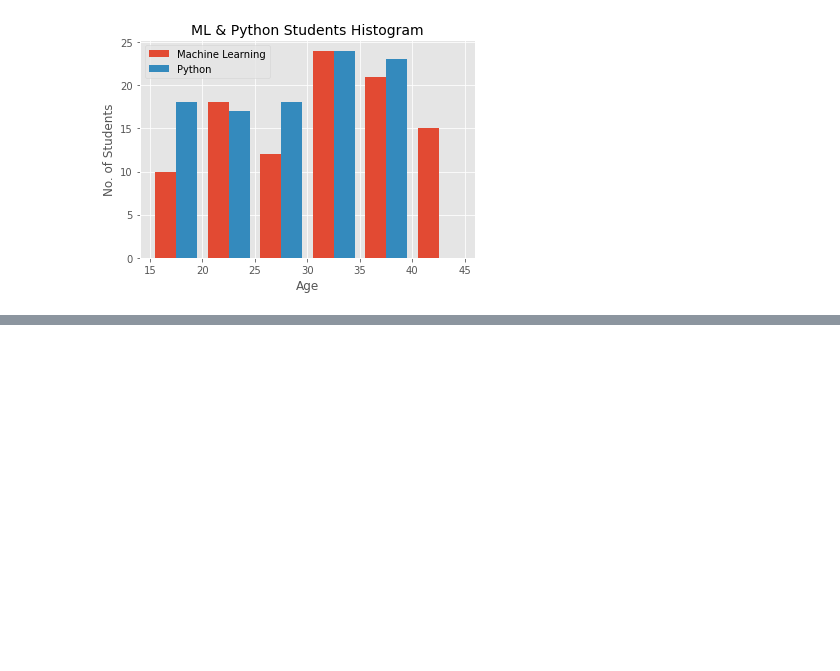
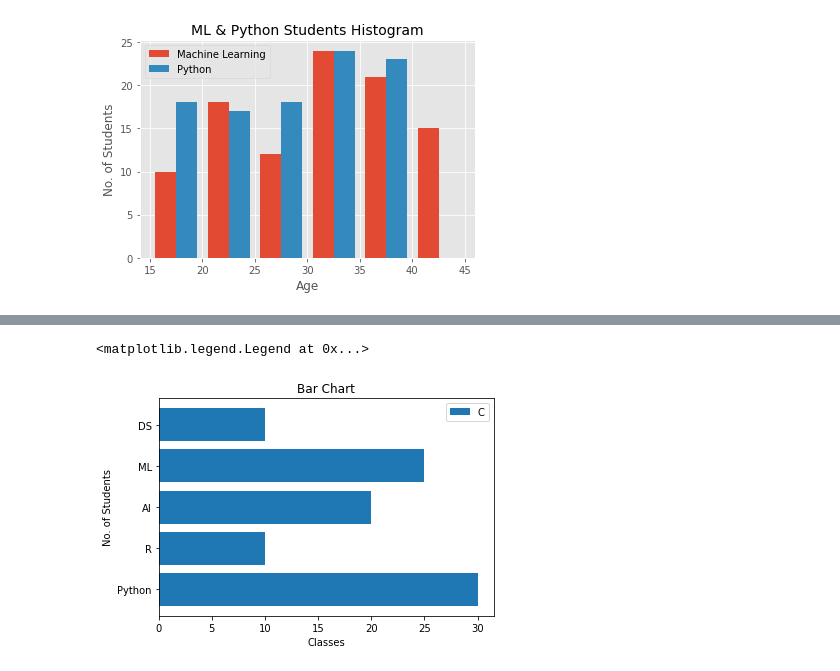
Before and after one commit to deltanode/ipython-notebooks, a Jupyter notebook: Matplotlib.ipynb, the cells around one changed output, grey strips where cells are left out. Saved outputs shown, nothing was run; the diff lists cells and outputs as text; code cells hidden in the pictures; blank space fills up the shorter version.

```diff
--- a/Matplotlib.ipynb
+++ b/Matplotlib.ipynb
@@ -169,0 +193,11 @@ plt.show()
+# %%
+## Horizontal Bar Chart
+
+plt.barh(classes,class1_students)
+plt.title("Bar Chart")
+plt.xlabel("Classes")
+plt.ylabel("No. of Students")
+plt.legend("Class1 Students")
+# %% [output]
+<matplotlib.legend.Legend at 0x...>
+[figure, added]
```
Also changed, not shown: parts of 6 cells of this notebook.
